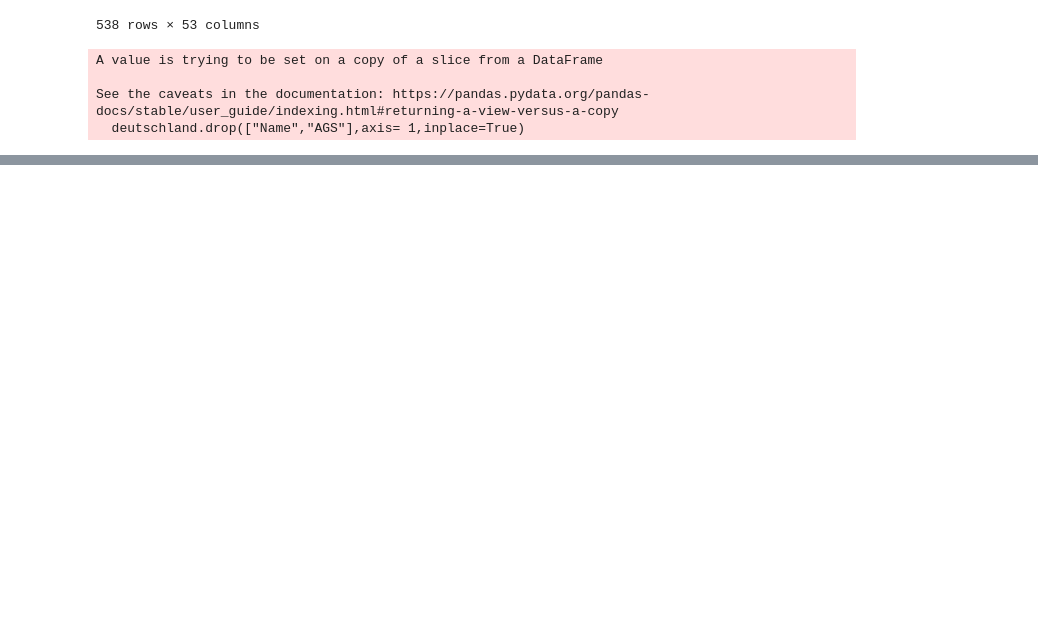
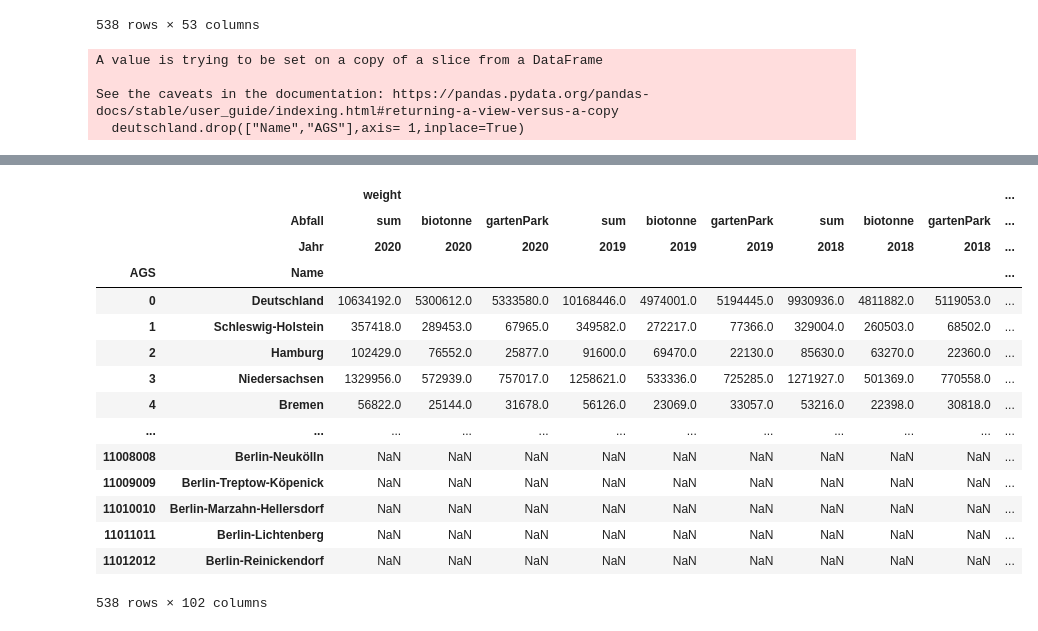
Before and after one commit to uclab-potsdam/klimataz, a Jupyter notebook: data/waste/final_data_waste_landkreis.ipynb, the cells around one changed output, grey strips where cells are left out. Cells and saved outputs as stored; diff of their text form; code cells hidden in the pictures; blank space fills up the shorter version.

Commit message:
update notebook and add csv for waste data normalized by population

```diff
--- a/data/waste/final_data_waste_landkreis.ipynb
+++ b/data/waste/final_data_waste_landkreis.ipynb
@@ -169,0 +187,19 @@ See the caveats in the documentation: https://pandas.pydata.org/pandas-docs/stab
+# %%
+# load population data from general data
+pop_df = pd.read_csv("../general_data/population.csv",delimiter=";", encoding='latin1', low_memory=False)
+
+#correct Germany AGS
+pop_df['AGS'] = pop_df['1_Auspraegung_Code'].astype('string').str.replace('DG','0')
+
+#extract year from time column
+pop_df['Jahr'] = pop_df['Zeit'].astype('string').str[-4:]
+
+#select only necessary coluns and rename
+pop_df = pop_df[['AGS','Jahr','BEVSTD__Bevoelkerungsstand__Anzahl']]
+pop_df.columns=['AGS','Jahr','Bevölkerung']
+
+#set variable types for merge
+pop_df['AGS'] = pop_df['AGS'].astype(int)
+pop_df['Jahr'] = pop_df['Jahr'].astype(int)
+
+pop_df
@@ -169,0 +220,5 @@ See the caveats in the documentation: https://pandas.pydata.org/pandas-docs/stab
+# %%
+#merge waste_df with population
+merged_wa = norm_wa.merge(pop_df, on = ['AGS','Jahr'], how='left')
+merged_wa['Bevölkerung'] =merged_wa['Bevölkerung'].apply(pd.to_numeric, errors='coerce')
+merged_wa
@@ -169,0 +239,3 @@ See the caveats in the documentation: https://pandas.pydata.org/pandas-docs/stab
+# %%
+merged_wa['kg_per_person'] = merged_wa['weight']/merged_wa['Bevölkerung']*1000
+merged_wa
@@ -169,0 +256,31 @@ See the caveats in the documentation: https://pandas.pydata.org/pandas-docs/stab
+# %%
+#convert year to string to facilitate collapsing column levels
+merged_wa['Jahr']=merged_wa['Jahr'].astype(str)
+
+#pivot dataframe to show waste and years as columns
+nw_df = merged_wa.pivot(index=['AGS','Name'],columns=['Abfall','Jahr'],values=['weight','kg_per_person'])
+
+#rename columns
+nw_df.rename(columns={'Getrennt erfasste organische Abfälle':'sum'},inplace=True)
+
+#rename columns sub groups organic waste
+nw_df.rename(columns={'biolog. abbaubare Garten- und Parkabfälle':'gartenPark', 'Abfälle aus der Biotonne':'biotonne'},inplace=True)
+
+nw_df
+# %% [output]
+|  |  | weight |  |  |  |  |  |  |  |  | ... |
+|  | Abfall | sum | biotonne | gartenPark | sum | biotonne | gartenPark | sum | biotonne | gartenPark | ... |
+|  | Jahr | 2020 | 2020 | 2020 | 2019 | 2019 | 2019 | 2018 | 2018 | 2018 | ... |
+| AGS | Name |  |  |  |  |  |  |  |  |  | ... |
+| 0 | Deutschland | 10634192.0 | 5300612.0 | 5333580.0 | 10168446.0 | 4974001.0 | 5194445.0 | 9930936.0 | 4811882.0 | 5119053.0 | ... |
+| 1 | Schleswig-Holstein | 357418.0 | 289453.0 | 67965.0 | 349582.0 | 272217.0 | 77366.0 | 329004.0 | 260503.0 | 68502.0 | ... |
+| 2 | Hamburg | 102429.0 | 76552.0 | 25877.0 | 91600.0 | 69470.0 | 22130.0 | 85630.0 | 63270.0 | 22360.0 | ... |
+| 3 | Niedersachsen | 1329956.0 | 572939.0 | 757017.0 | 1258621.0 | 533336.0 | 725285.0 | 1271927.0 | 501369.0 | 770558.0 | ... |
+| 4 | Bremen | 56822.0 | 25144.0 | 31678.0 | 56126.0 | 23069.0 | 33057.0 | 53216.0 | 22398.0 | 30818.0 | ... |
+| ... | ... | ... | ... | ... | ... | ... | ... | ... | ... | ... | ... |
+| 11008008 | Berlin-Neukölln | NaN | NaN | NaN | NaN | NaN | NaN | NaN | NaN | NaN | ... |
+| 11009009 | Berlin-Treptow-Köpenick | NaN | NaN | NaN | NaN | NaN | NaN | NaN | NaN | NaN | ... |
+| 11010010 | Berlin-Marzahn-Hellersdorf | NaN | NaN | NaN | NaN | NaN | NaN | NaN | NaN | NaN | ... |
+| 11011011 | Berlin-Lichtenberg | NaN | NaN | NaN | NaN | NaN | NaN | NaN | NaN | NaN | ... |
+| 11012012 | Berlin-Reinickendorf | NaN | NaN | NaN | NaN | NaN | NaN | NaN | NaN | NaN | ... |
+538 rows × 102 columns
```
Also changed, not shown: parts of 7 cells of this notebook, 1 other file.
